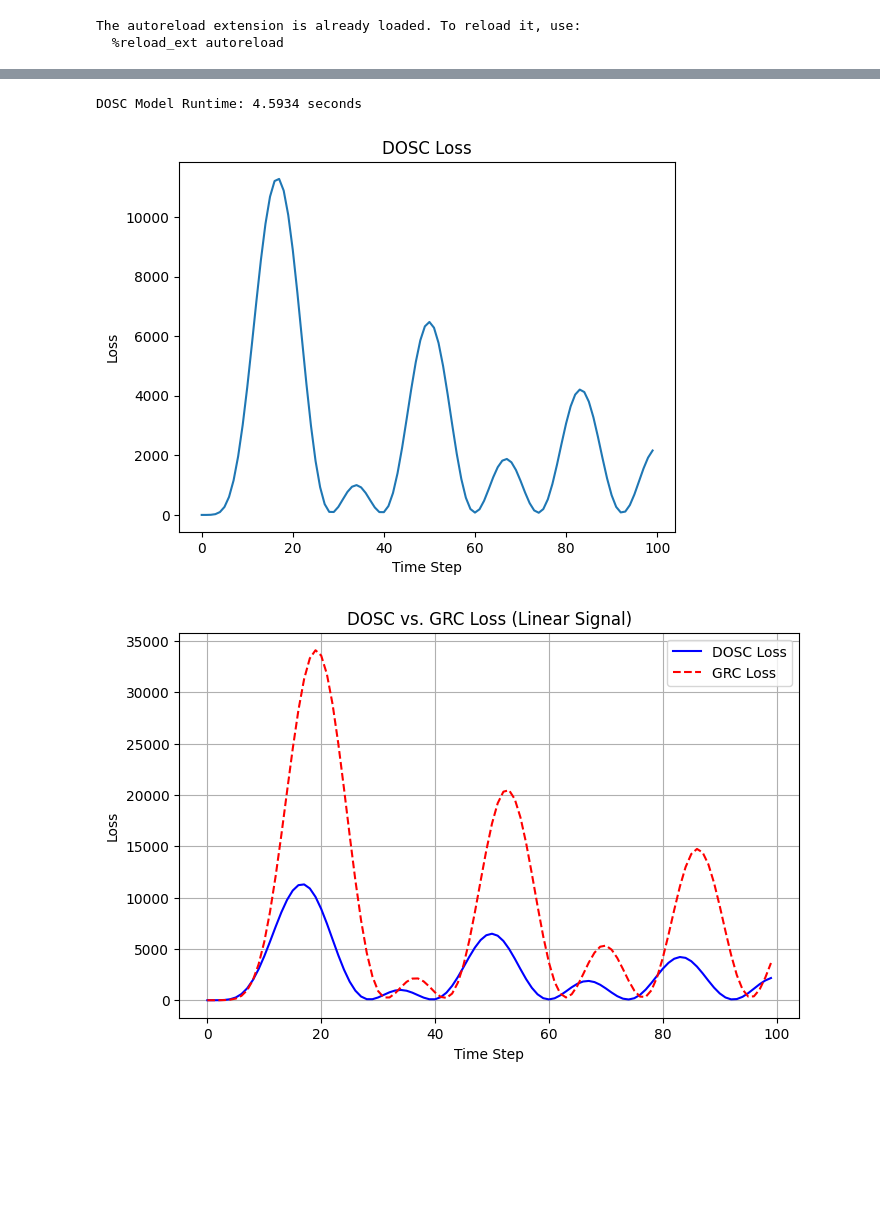
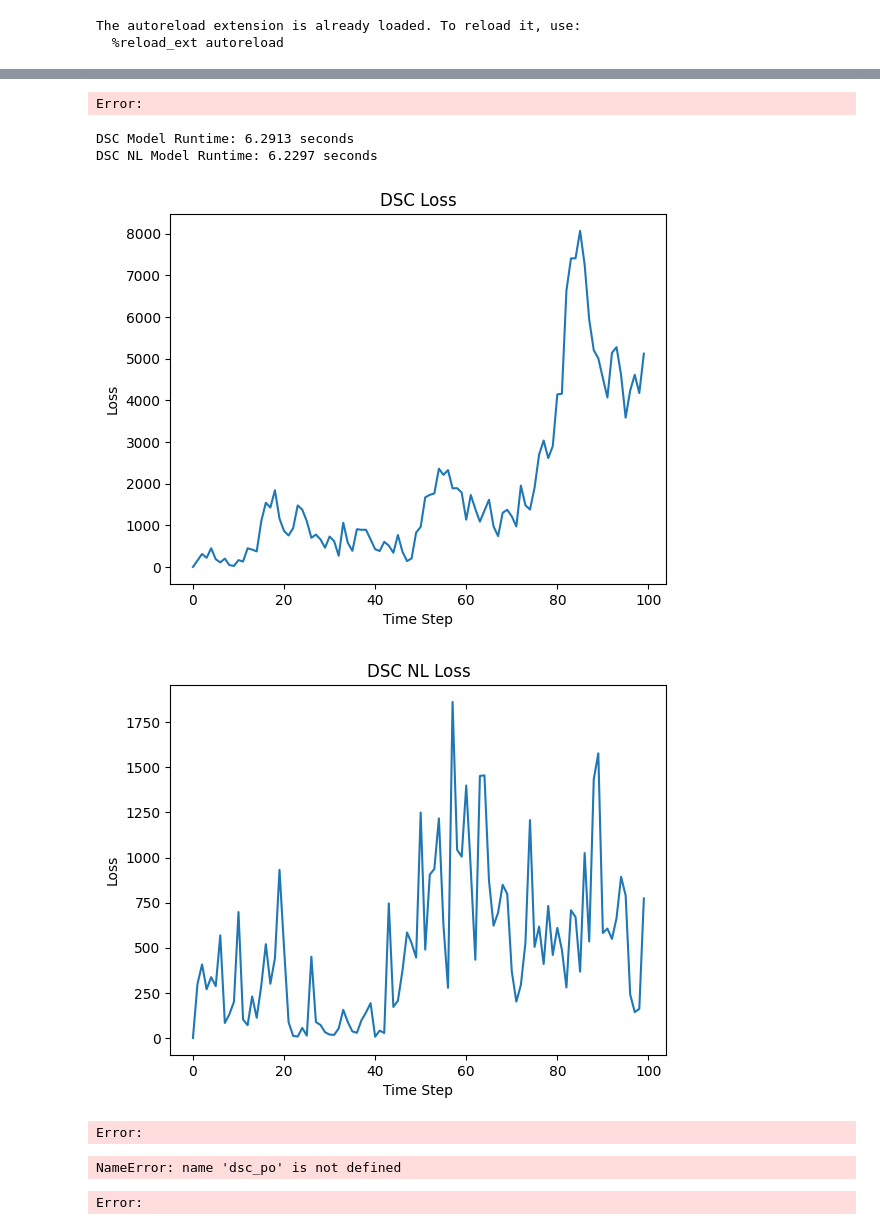
Before and after one commit to Sof0-0/spectral_control, a Jupyter notebook: tests_po.ipynb, the cells around one changed output, grey strips where cells are left out. Drawn from its saved outputs; the diff is of its cells as text; code cells hidden in the pictures; blank space fills up the shorter version.

```diff
--- a/tests_po.ipynb
+++ b/tests_po.ipynb
@@ -93,31 +187,14 @@ GRC Model Runtime: 1.4180 seconds
+# %%
+grc_losses = run_multiple_runs(GRC, num_runs=10, T=100, A=A, B=B, C=C , Q=Q, R=R, h=5, eta=0.001)
+plot_runs_with_mean(grc_losses, "GRC Loss over 10 Runs")
+# %% [output]
+Error:
 # %%
-# DOSC PO Experiments
+# DSC PO Experiments
 
 # Define system parameters
-d, n = 2, 1  # Example dimensions
-# A = make_diagonalizable_matrix(d)
-# C = make_diagonalizable_matrix(d) # has the same dimensons as A?
-# # A_compl = make_diagonalizable_matrix_complex(d)
-# B = np.random.randn(d, n)
-# Q = make_positive_semidefinite(d)
-# R = make_positive_semidefinite(n)
+d, n = 10, 4  # Example dimensions
 
-
-# Base dimensions
-# dx_base, du_base = 2, 1
-# blocks = 5  # So final dx = 2 * 5 = 10, du = 1 * 5 = 5
-
-# # Define small system matrices
-# A_small = np.array([[1.0, 1.0], [0.0, 1.0]])
-# B_small = np.array([[0.0], [1.0]])
-# Q_small = np.eye(dx_base)
-# R_small = np.eye(du_base)
-
-# # Create block-diagonal matrices
-# A = block_diag(*([A_small] * blocks))     # Shape (10, 10)
-# B = block_diag(*([B_small] * blocks))     # Shape (10, 5)
-# Q = block_diag(*([Q_small] * blocks))     # Shape (10, 10)
-# R = block_diag(*([R_small] * blocks))     # Shape (5, 5)
 
 
 # PARAMETERS
@@ -128,44 +205,60 @@ M = m
 gamma = 0.1 # should be very small (less than 2/3 for marginally stable systems) (check 0.2) for the GPC to be smoother
 eta =  0.001  # Step size
 T = 100
 
 
-dosc_po = DOSC_PO(A, B, C, Q, R, h, H, gamma, eta, T, name="DOSC", nl=False)
-#dosc_po_old = DOSC_PO_old(A, B, C, Q, R, h, H, gamma, eta, T, name="DOSC OLD", nl=False)
+dsc_po = DSC_PO(A, B, C, Q, R, h, H, gamma, eta, T, name="DSC", nl=False)
+dsc_po_nl = DSC_PO(A, B, C, Q, R, h, H, gamma, eta, T, name="DSC", nl=True)
+# dsc_po_stu = DSC_PO_STU(A, B, C, Q, R, h, H, gamma, eta, T, name="DSC", nl=False)
 
 
-# OSC
+# DSC
 start_time = time.time()
-dosc_po.run()
+dsc_po.run()
 end_time = time.time()
-print(f"DOSC Model Runtime: {end_time - start_time:.4f} seconds")
+print(f"DSC Model Runtime: {end_time - start_time:.4f} seconds")
+
+start_time = time.time()
+dsc_po_nl.run()
+end_time = time.time()
+print(f"DSC NL Model Runtime: {end_time - start_time:.4f} seconds")
 
 # start_time = time.time()
-# dosc_po_old.run()
+# dsc_po_stu.run()
 # end_time = time.time()
-# print(f"DOSC OLD Model Runtime: {end_time - start_time:.4f} seconds")
+# print(f"DSC STU Model Runtime: {end_time - start_time:.4f} seconds")
 
 
 # # OSC_NL
 # start_time = time.time()
 # osc_nl.run()
 # end_time = time.time()
 # print(f"OSC NL Model Runtime: {end_time - start_time:.4f} seconds")
 
 # OSC_w_STU
 # start_time = time.time()
 # osc_wstu.run()
 # end_time = time.time()
 # print(f"OSC_w_STU Model Runtime: {end_time - start_time:.4f} seconds")
 
-plot_loss(dosc_po, "DOSC Loss")
+plot_loss(dsc_po, "DSC Loss")
+plot_loss(dsc_po_nl, "DSC NL Loss")
+# plot_loss(dsc_po_stu, "DSC STU Loss")
 # plot_loss(dosc_po_old, "DOSC Old Loss")
 # plot_loss(osc_nl, "OSC NL Loss")
 # plot_loss(osc_wstu, "OSC STU Loss")
 # %% [output]
-DOSC Model Runtime: 4.5934 seconds
+DSC Model Runtime: 6.2913 seconds
+DSC NL Model Runtime: 6.2297 seconds
-[figure, old version]
+[figure, new version]
+[figure, added]
+# %%
+dsc_losses = run_multiple_runs(DSC_PO, num_runs=50, T=100, A=A, B=B, C=C , Q=Q, R=R, h=5, H =5 , gamma = 0.1, eta=0.001)
+plot_runs_with_mean(dsc_losses, "DSC Loss over 50 Runs")
+# %% [output]
+Error:
 # %%
-compare_losses([dosc_po, grc_po], "DOSC vs. GRC Loss (Linear Signal)")
+compare_losses([dsc_po, grc_po], "DSC vs. GRC Loss (Linear Signal)")
 # %% [output]
-[figure, removed]
+NameError: name 'dsc_po' is not defined
+Error:
```
Also changed, not shown: parts of 11 cells of this notebook, 22 other files.
